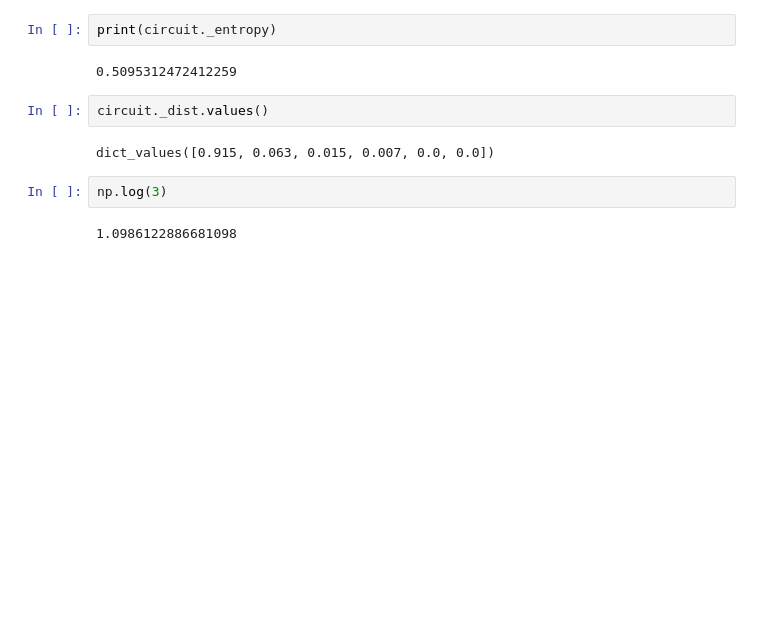
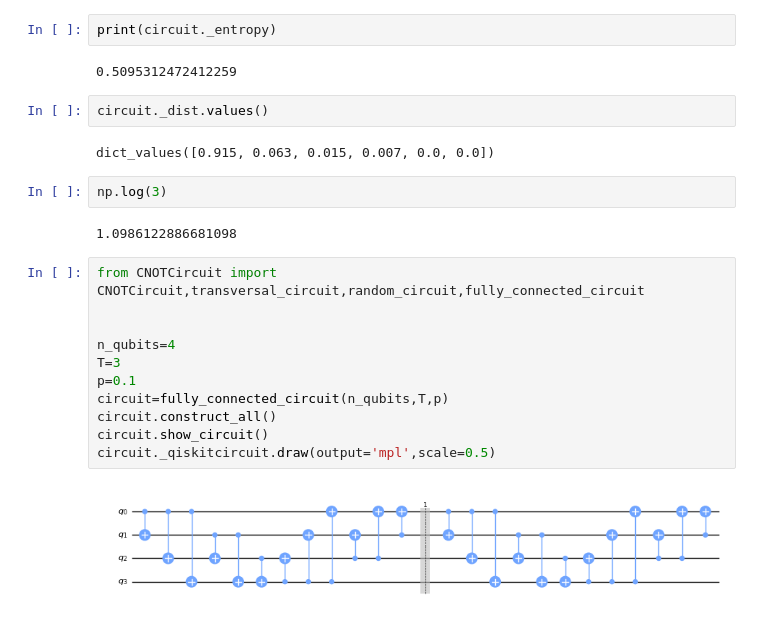
Before and after one commit to yezhuoyang/Qerrorprop, a Jupyter notebook: examples.ipynb, the cells around one changed output. Saved outputs shown, nothing was run; the diff lists cells and outputs as text; blank space fills up the shorter version.

Commit message:
Add qiskit noisy simulation

```diff
--- a/examples.ipynb
+++ b/examples.ipynb
@@ -460,3 +522,16 @@ dict_values([0.915, 0.063, 0.015, 0.007, 0.0, 0.0])
 np.log(3)
 # %% [output]
 1.0986122886681098
+# %%
+from CNOTCircuit import CNOTCircuit,transversal_circuit,random_circuit,fully_connected_circuit
+
+
+n_qubits=4
+T=3
+p=0.1
+circuit=fully_connected_circuit(n_qubits,T,p)
+circuit.construct_all()
+circuit.show_circuit()
+circuit._qiskitcircuit.draw(output='mpl',scale=0.5)
+# %% [output]
+[figure, added]
```
Also changed, not shown: parts of 9 cells of this notebook, 1 other file.
